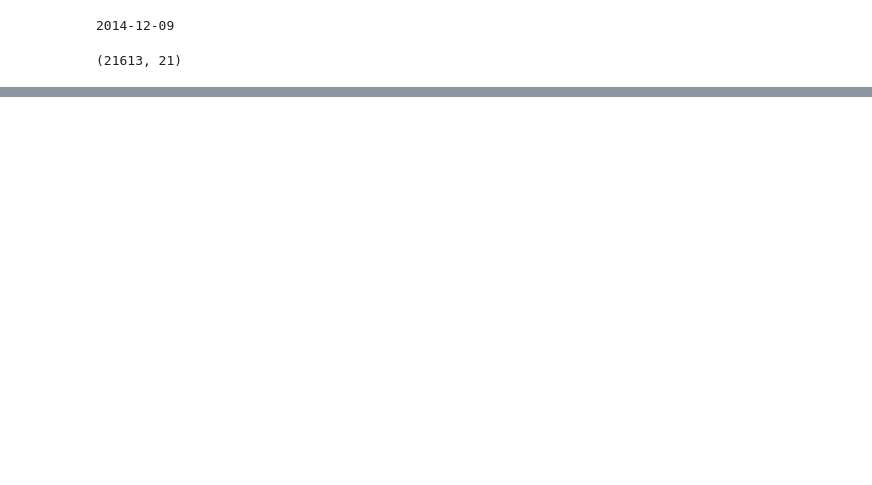
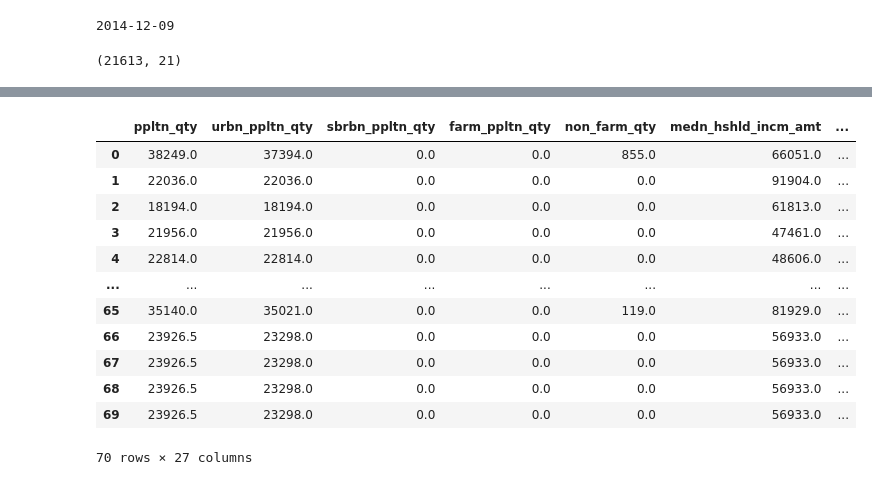
Before and after one commit to Victor-cb/phdata_int, a Jupyter notebook: notebooks/00_vcb_data_exploration.ipynb, the cells around one changed output, grey strips where cells are left out. Drawn from its saved outputs; the diff is of its cells as text; code cells hidden in the pictures; blank space fills up the shorter version.

```diff
--- a/notebooks/00_vcb_data_exploration.ipynb
+++ b/notebooks/00_vcb_data_exploration.ipynb
@@ -49,0 +64,18 @@ kc_df.shape
+# %%
+demo_data = pd.read_csv("../data/zipcode_demographics.csv")
+# %%
+demo_data
+# %% [output]
+|  | ppltn_qty | urbn_ppltn_qty | sbrbn_ppltn_qty | farm_ppltn_qty | non_farm_qty | medn_hshld_incm_amt | ... |
+| 0 | 38249.0 | 37394.0 | 0.0 | 0.0 | 855.0 | 66051.0 | ... |
+| 1 | 22036.0 | 22036.0 | 0.0 | 0.0 | 0.0 | 91904.0 | ... |
+| 2 | 18194.0 | 18194.0 | 0.0 | 0.0 | 0.0 | 61813.0 | ... |
+| 3 | 21956.0 | 21956.0 | 0.0 | 0.0 | 0.0 | 47461.0 | ... |
+| 4 | 22814.0 | 22814.0 | 0.0 | 0.0 | 0.0 | 48606.0 | ... |
+| ... | ... | ... | ... | ... | ... | ... | ... |
+| 65 | 35140.0 | 35021.0 | 0.0 | 0.0 | 119.0 | 81929.0 | ... |
+| 66 | 23926.5 | 23298.0 | 0.0 | 0.0 | 0.0 | 56933.0 | ... |
+| 67 | 23926.5 | 23298.0 | 0.0 | 0.0 | 0.0 | 56933.0 | ... |
+| 68 | 23926.5 | 23298.0 | 0.0 | 0.0 | 0.0 | 56933.0 | ... |
+| 69 | 23926.5 | 23298.0 | 0.0 | 0.0 | 0.0 | 56933.0 | ... |
+70 rows × 27 columns
```
Also changed, not shown: parts of 12 cells of this notebook.
